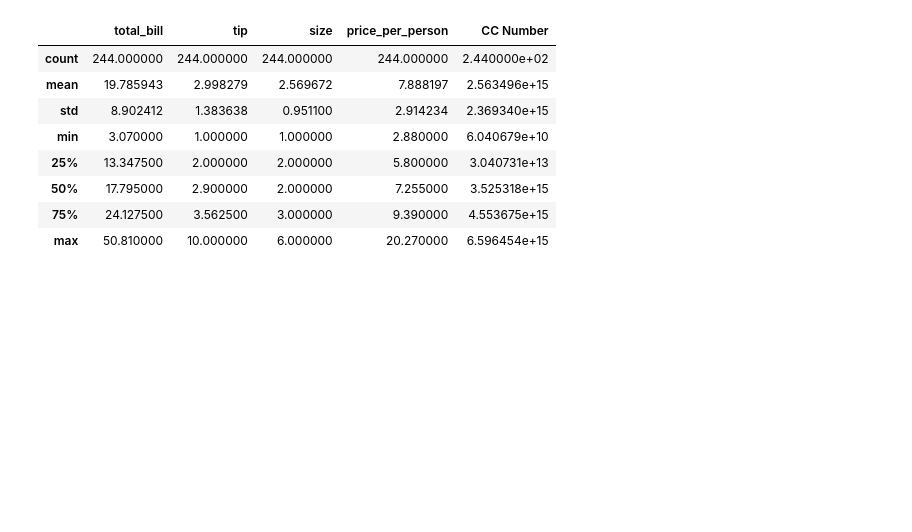
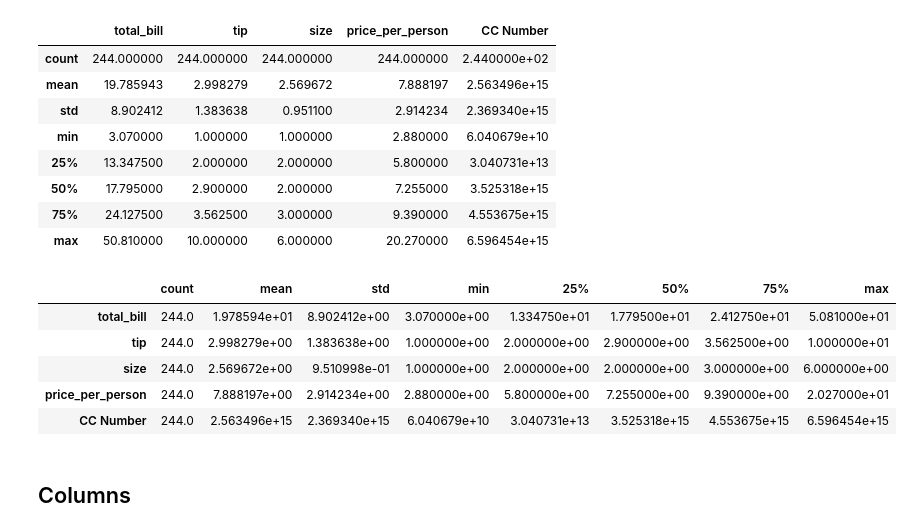
Before and after one commit to eslamwe/Pandas, a Jupyter notebook: pandas.ipynb, the cells around one changed output. Saved outputs shown, nothing was run; the diff lists cells and outputs as text; code cells hidden in the pictures; blank space fills up the shorter version.

Commit message:
DataFrame columns

```diff
--- a/pandas.ipynb
+++ b/pandas.ipynb
@@ -261,3 +263,14 @@ df.describe()    # For numeric type columns
 | 50% | 17.795000 | 2.900000 | 2.000000 | 7.255000 | 3.525318e+15 |
 | 75% | 24.127500 | 3.562500 | 3.000000 | 9.390000 | 4.553675e+15 |
 | max | 50.810000 | 10.000000 | 6.000000 | 20.270000 | 6.596454e+15 |
+# %%
+df.describe().transpose()
+# %% [output]
+|  | count | mean | std | min | 25% | 50% | 75% | max |
+| total_bill | 244.0 | 1.978594e+01 | 8.902412e+00 | 3.070000e+00 | 1.334750e+01 | 1.779500e+01 | 2.412750e+01 | 5.081000e+01 |
+| tip | 244.0 | 2.998279e+00 | 1.383638e+00 | 1.000000e+00 | 2.000000e+00 | 2.900000e+00 | 3.562500e+00 | 1.000000e+01 |
+| size | 244.0 | 2.569672e+00 | 9.510998e-01 | 1.000000e+00 | 2.000000e+00 | 2.000000e+00 | 3.000000e+00 | 6.000000e+00 |
+| price_per_person | 244.0 | 7.888197e+00 | 2.914234e+00 | 2.880000e+00 | 5.800000e+00 | 7.255000e+00 | 9.390000e+00 | 2.027000e+01 |
+| CC Number | 244.0 | 2.563496e+15 | 2.369340e+15 | 6.040679e+10 | 3.040731e+13 | 3.525318e+15 | 4.553675e+15 | 6.596454e+15 |
+# %% [markdown]
+## Columns
```
Also changed, not shown: parts of 7 cells of this notebook.
